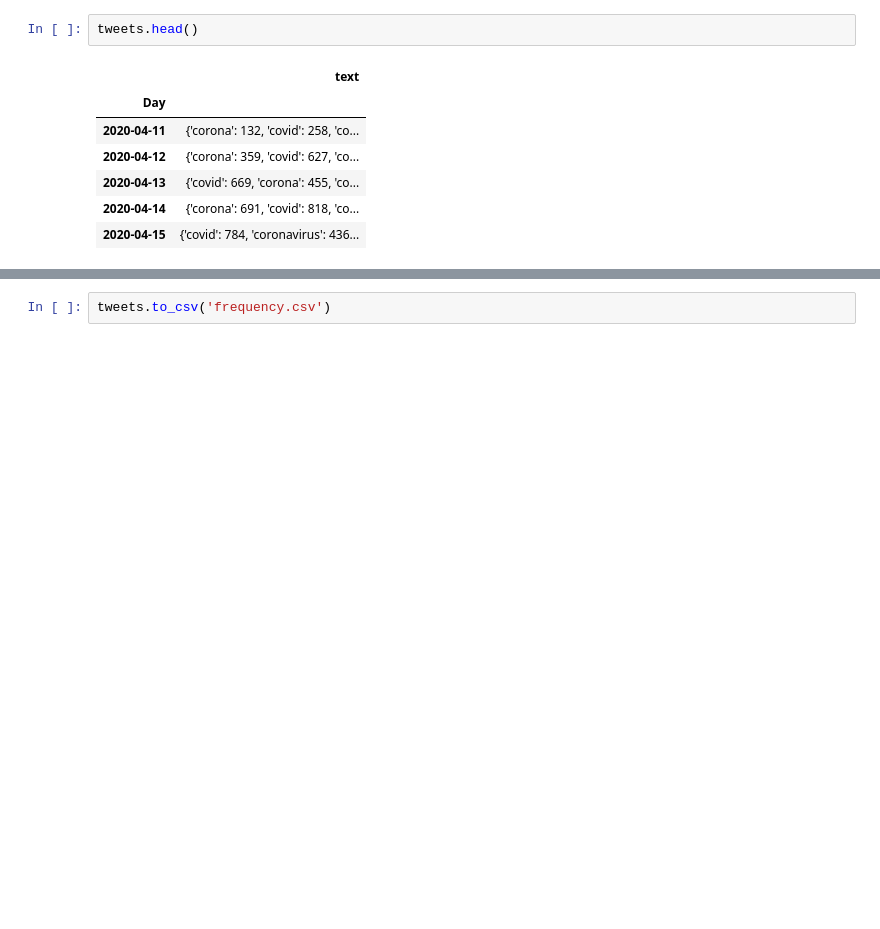
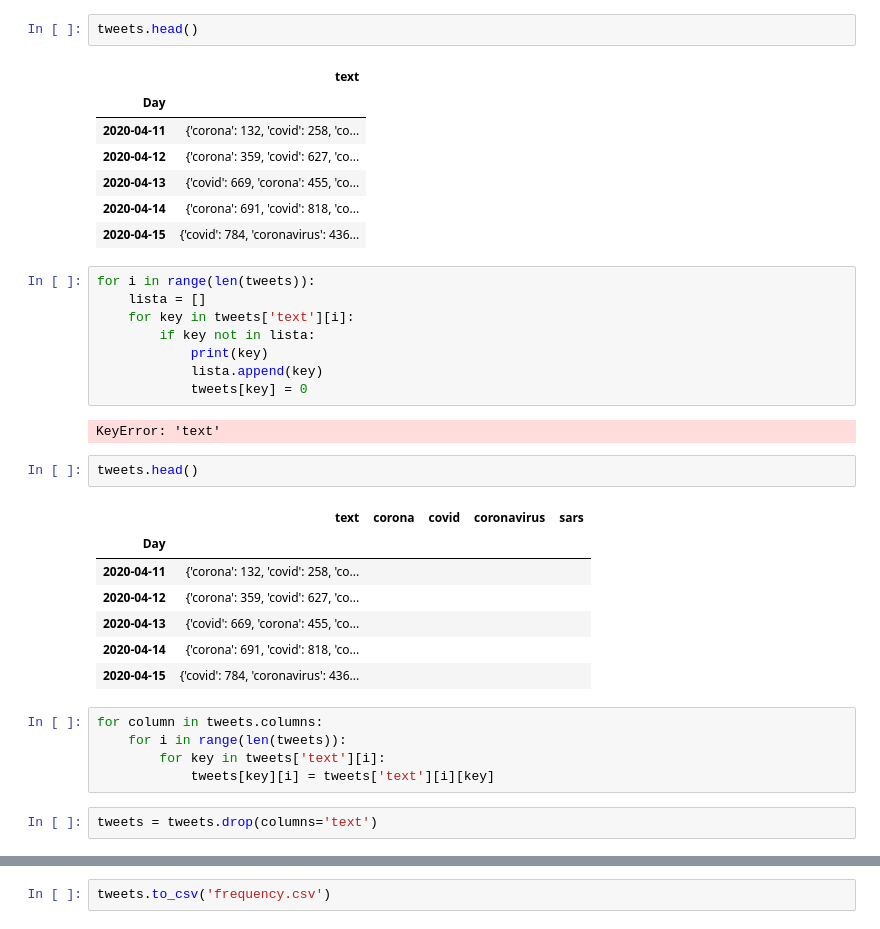
Before and after one commit to larissafv/squad5, a Jupyter notebook: CSV com Palavras Chave/Palavras chave.ipynb, the cells around one changed output, grey strips where cells are left out. Cells and saved outputs as stored; diff of their text form; blank space fills up the shorter version.

```diff
--- a/CSV com Palavras Chave/Palavras chave.ipynb
+++ b/CSV com Palavras Chave/Palavras chave.ipynb
@@ -121,3 +121,30 @@ tweets.head()
 | 2020-04-13 | {'covid': 669, 'corona': 455, 'co... |
 | 2020-04-14 | {'corona': 691, 'covid': 818, 'co... |
 | 2020-04-15 | {'covid': 784, 'coronavirus': 436... |
+# %%
+for i in range(len(tweets)):
+    lista = []
+    for key in tweets['text'][i]:
+        if key not in lista:
+            print(key)
+            lista.append(key)
+            tweets[key] = 0
+# %% [output]
+KeyError: 'text'
+# %%
+tweets.head()
+# %% [output]
+|  | text | corona | covid | coronavirus | sars |
+| Day |  |  |  |  |  |
+| 2020-04-11 | {'corona': 132, 'covid': 258, 'co... |  |  |  |  |
+| 2020-04-12 | {'corona': 359, 'covid': 627, 'co... |  |  |  |  |
+| 2020-04-13 | {'covid': 669, 'corona': 455, 'co... |  |  |  |  |
+| 2020-04-14 | {'corona': 691, 'covid': 818, 'co... |  |  |  |  |
+| 2020-04-15 | {'covid': 784, 'coronavirus': 436... |  |  |  |  |
+# %%
+for column in tweets.columns:
+    for i in range(len(tweets)):
+        for key in tweets['text'][i]:
+            tweets[key][i] = tweets['text'][i][key]
+# %%
+tweets = tweets.drop(columns='text')
```
Also changed, not shown: parts of 1 cell of this notebook, 1 other file.
